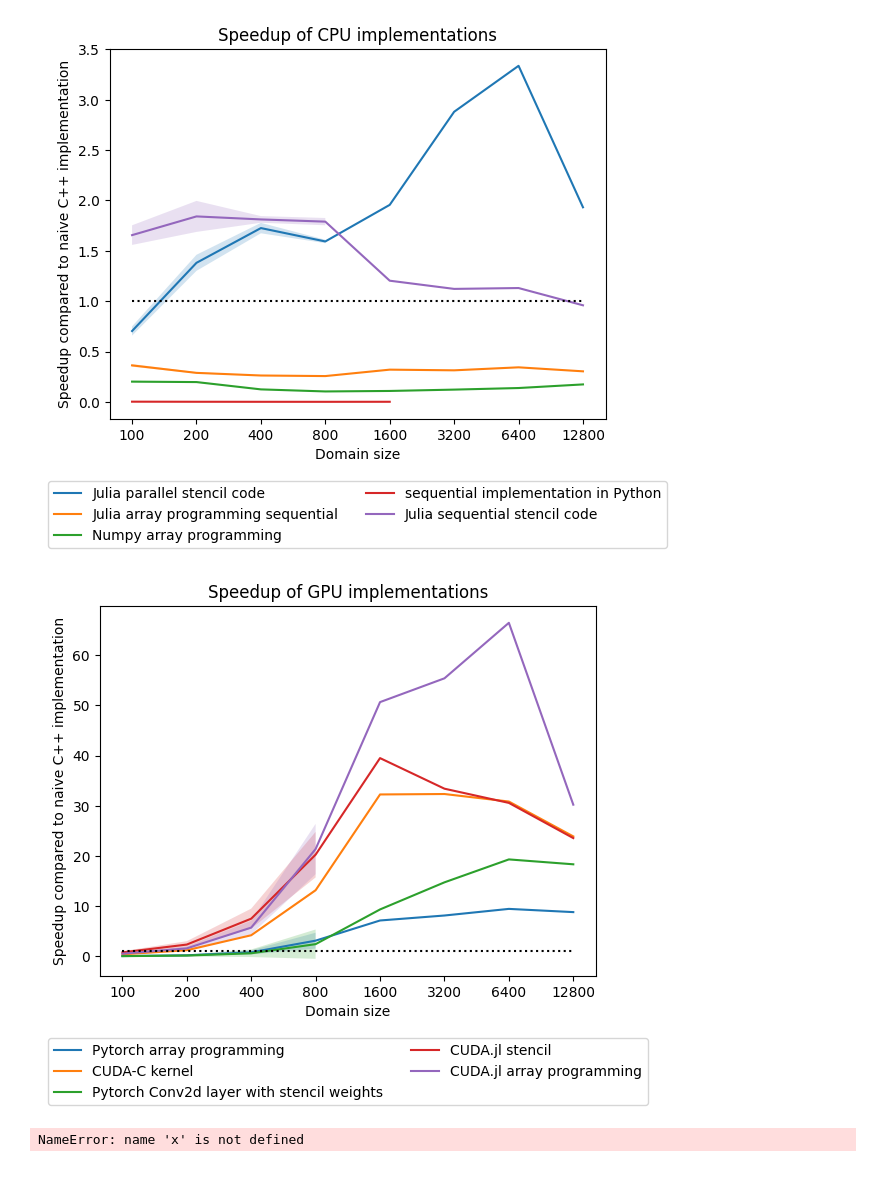
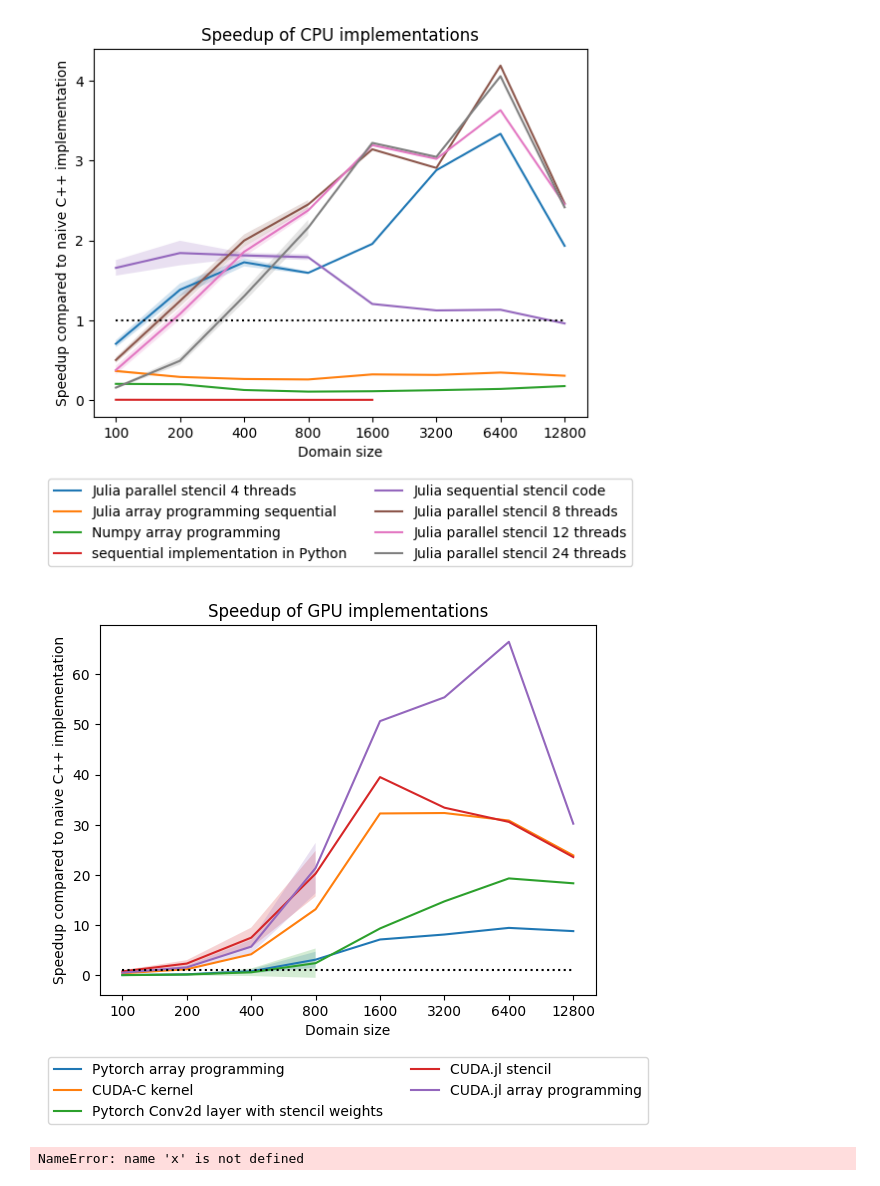
Before and after one commit to peteole/julia-2d-heat-equation, a Jupyter notebook: plotting_daniel.ipynb, the cells around one changed output. Cells and saved outputs as stored; diff of their text form; code cells hidden in the pictures.

Commit message:
Plot with more threads

```diff
--- a/plotting_daniel.ipynb
+++ b/plotting_daniel.ipynb
@@ -71,5 +74,8 @@ julia_sequential_stencil
 # %%
-implementations_dict["julia_parallel_stencil"]["label"] = "Julia parallel stencil code"
+implementations_dict["julia_parallel_stencil"]["label"] = "Julia parallel stencil 4 threads"
+implementations_dict["julia_parallel_stencil_8_threads"]["label"] = "Julia parallel stencil 8 threads"
+implementations_dict["julia_parallel_stencil_12_threads"]["label"] = "Julia parallel stencil 12 threads"
+implementations_dict["julia_parallel_stencil_24_threads"]["label"] = "Julia parallel stencil 24 threads"
 implementations_dict["pytorch_array"]["label"] = "Pytorch array programming"
 implementations_dict["julia_sequential_array"]["label"] = "Julia array programming sequential"
 implementations_dict["numpy_array"]["label"] = "Numpy array programming"
@@ -84,35 +90,35 @@ implementations_dict["cpp_naive"]["label"] = "Naive sequential C++ implementatio
 def plot_implementations(implementations, data_dict, category="mean_speedup"):
     max_x = 0
     max_y = 0
 
     for implementation in implementations:
         data = data_dict[implementation][category]
         space = np.linspace(1, data.size, data.size)
         plt.plot(space, data, label=implementations_dict[implementation]["label"])
         plt.fill_between(space, data - data_dict[implementation]["std_speedup"], data + data_dict[implementation]["std_speedup"], alpha=0.2)
         max_x = np.max([max_x, space.size])
         max_y = np.max([max_y, np.max(data)])
 
     plt.xticks(np.linspace(1, 8, 8), grid_sizes)
     plt.xlabel("Domain size")
     plt.ylabel("Speedup compared to naive C++ implementation")
     plt.legend(bbox_to_anchor=(0.5, -0.15), loc='upper center', ncol=2)
     plt.plot([1, max_x], [1, 1], c="black", linestyle="dotted")
 
-cpu_implementations = ["julia_parallel_stencil", "julia_sequential_array", "numpy_array", "python_lists", "julia_sequential_stencil"]
+cpu_implementations = ["julia_parallel_stencil", "julia_sequential_array", "numpy_array", "python_lists", "julia_sequential_stencil", "julia_parallel_stencil_8_threads", "julia_parallel_stencil_12_threads", "julia_parallel_stencil_24_threads"]
 gpu_implementations = ["pytorch_array", "cpp_cuda_stencil", "pytorch_conv", "julia_cuda_stencil", "julia_cuda_array"]
 
 plt.title("Speedup of CPU implementations")
 plot_implementations(cpu_implementations, implementations_dict)
 plt.savefig("figures/speedup_cpu_implementations.pdf",bbox_inches='tight')
 plt.show()
 
 plt.title("Speedup of GPU implementations")
 plot_implementations(gpu_implementations, implementations_dict)
 plt.savefig("figures/speedup_gpu_implementations.pdf",bbox_inches='tight')
 plt.show()
 # %% [output]
-[figure, old version]
+[figure, new version]
 [figure]
 # %%
 sp_compute = 2150
```
Also changed, not shown: parts of 1 cell of this notebook, 6 other files.
